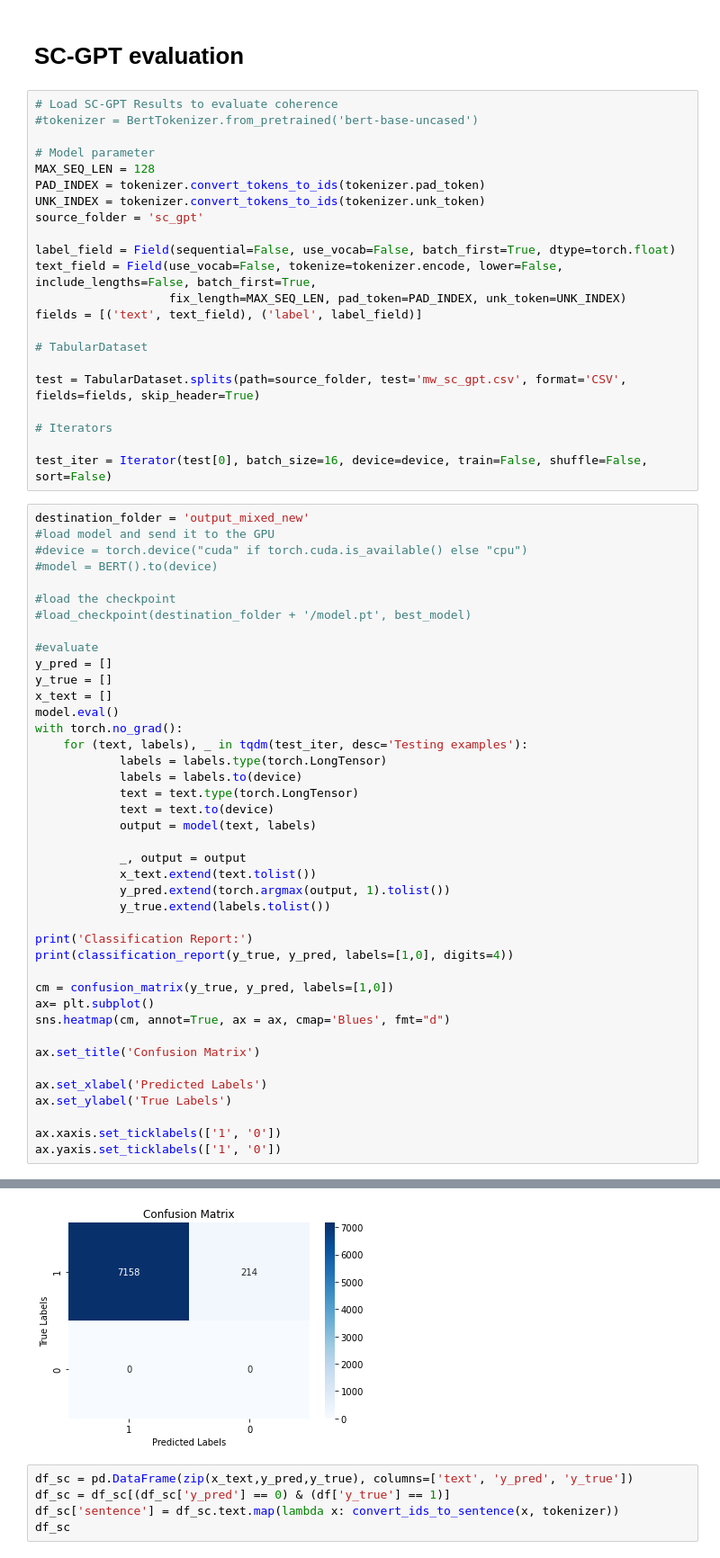
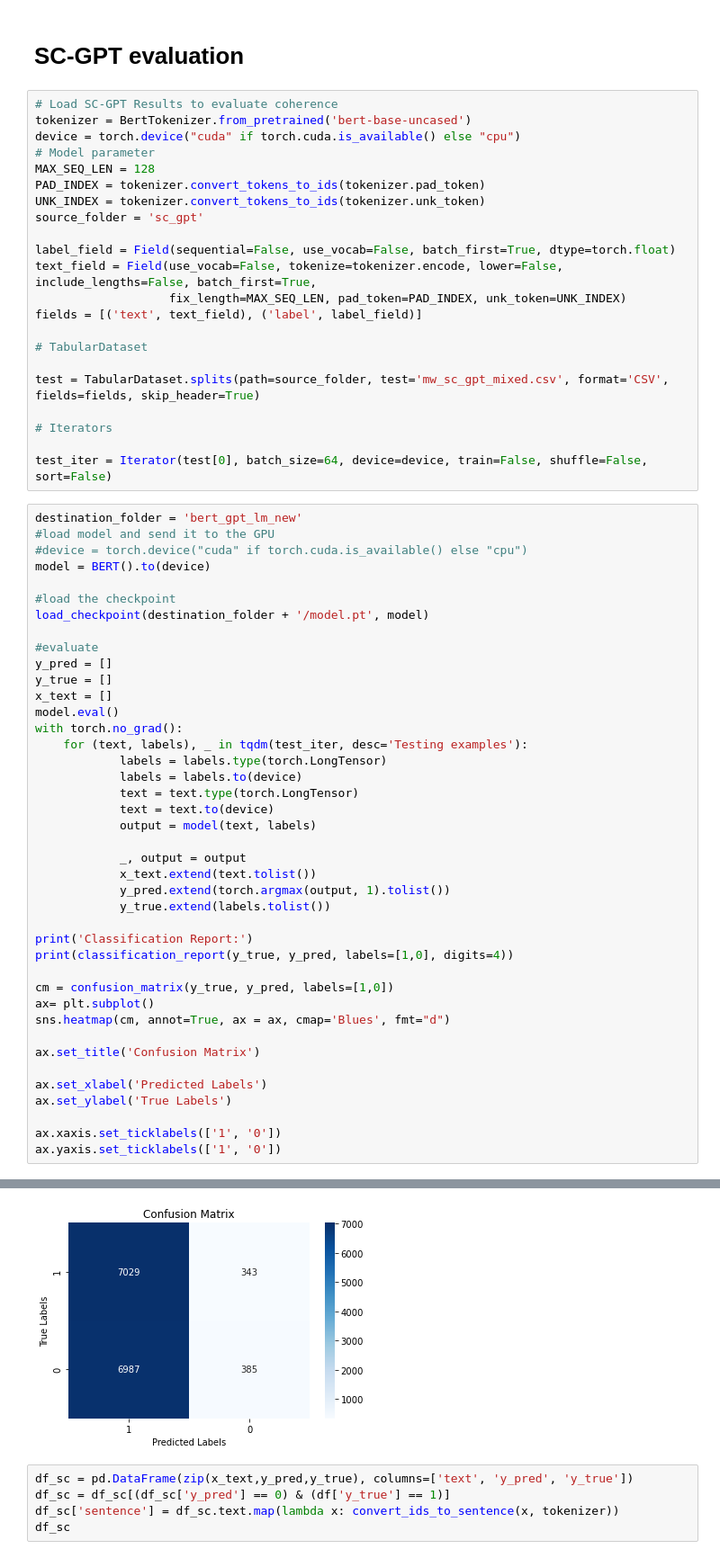
Before and after one commit to mrcmoresi/coherence_eval, a Jupyter notebook: utils_coherence/Coherence classification.ipynb, the cells around one changed output, grey strips where cells are left out. Shown at 90% size. Saved outputs shown, nothing was run; the diff lists cells and outputs as text.

```diff
--- a/utils_coherence/Coherence classification.ipynb
+++ b/utils_coherence/Coherence classification.ipynb
@@ -337,8 +333,8 @@ thank you, goodbye!
 # SC-GPT evaluation
 # %%
 # Load SC-GPT Results to evaluate coherence
-#tokenizer = BertTokenizer.from_pretrained('bert-base-uncased')
-
+tokenizer = BertTokenizer.from_pretrained('bert-base-uncased')
+device = torch.device("cuda" if torch.cuda.is_available() else "cpu")
 # Model parameter
 MAX_SEQ_LEN = 128
 PAD_INDEX = tokenizer.convert_tokens_to_ids(tokenizer.pad_token)
@@ -352,19 +348,19 @@ fields = [('text', text_field), ('label', label_field)]
 
 # TabularDataset
 
-test = TabularDataset.splits(path=source_folder, test='mw_sc_gpt.csv', format='CSV', fields=fields, skip_header=True)
+test = TabularDataset.splits(path=source_folder, test='mw_sc_gpt_mixed.csv', format='CSV', fields=fields, skip_header=True)
 
 # Iterators
 
-test_iter = Iterator(test[0], batch_size=16, device=device, train=False, shuffle=False, sort=False)
+test_iter = Iterator(test[0], batch_size=64, device=device, train=False, shuffle=False, sort=False)
 # %%
-destination_folder = 'output_mixed_new'
+destination_folder = 'bert_gpt_lm_new'
 #load model and send it to the GPU
 #device = torch.device("cuda" if torch.cuda.is_available() else "cpu")
-#model = BERT().to(device)
+model = BERT().to(device)
 
 #load the checkpoint
-#load_checkpoint(destination_folder + '/model.pt', best_model)
+load_checkpoint(destination_folder + '/model.pt', model)
 
 #evaluate
 y_pred = []
@@ -412,4 +414,4 @@ weighted avg     1.0000    0.9710    0.9853      7372
-[figure, old version]
+[figure, new version]
 # %%
 df_sc = pd.DataFrame(zip(x_text,y_pred,y_true), columns=['text', 'y_pred', 'y_true'])
 df_sc = df_sc[(df_sc['y_pred'] == 0) & (df['y_true'] == 1)]
```
Also changed, not shown: parts of 8 cells of this notebook, 15 other files.
